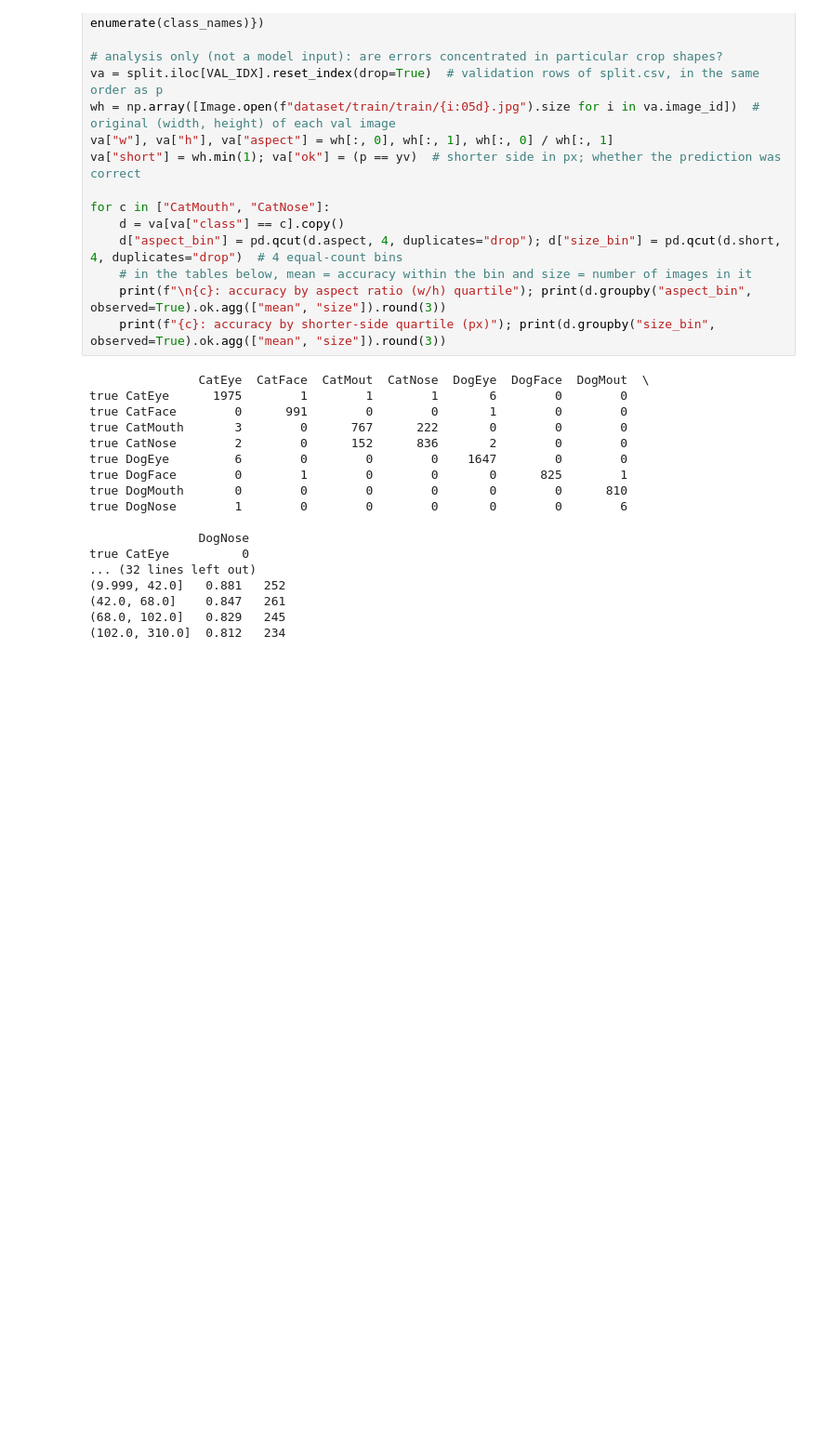
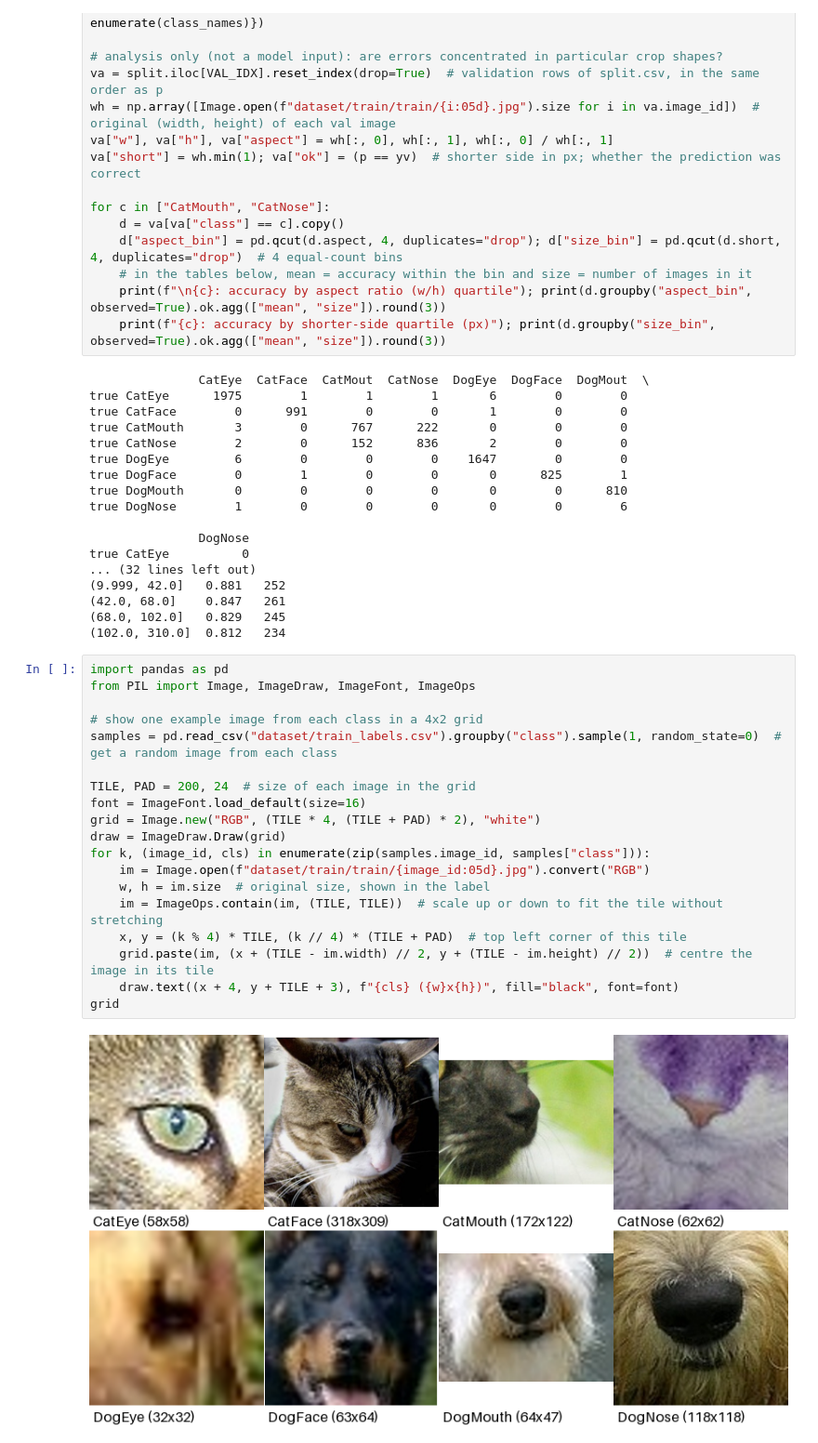
Before and after one commit to kaneviggers/kaggle-comp-2026, a Jupyter notebook: notebook.ipynb, the cells around one changed output. Shown at 93% size. Drawn from its saved outputs; the diff is of its cells as text; blank space fills up the shorter version.

Commit message:
Retrained to show training logs added cell for genereating image table

```diff
--- a/notebook.ipynb
+++ b/notebook.ipynb
@@ -547,3 +547,24 @@ true CatEye          0
 (42.0, 68.0]    0.847   261
 (68.0, 102.0]   0.829   245
 (102.0, 310.0]  0.812   234
+# %%
+import pandas as pd
+from PIL import Image, ImageDraw, ImageFont, ImageOps
+
+# show one example image from each class in a 4x2 grid
+samples = pd.read_csv("dataset/train_labels.csv").groupby("class").sample(1, random_state=0)  # get a random image from each class
+
+TILE, PAD = 200, 24  # size of each image in the grid
+font = ImageFont.load_default(size=16)
+grid = Image.new("RGB", (TILE * 4, (TILE + PAD) * 2), "white")
+draw = ImageDraw.Draw(grid)
+for k, (image_id, cls) in enumerate(zip(samples.image_id, samples["class"])):
+    im = Image.open(f"dataset/train/train/{image_id:05d}.jpg").convert("RGB")
+    w, h = im.size  # original size, shown in the label
+    im = ImageOps.contain(im, (TILE, TILE))  # scale up or down to fit the tile without stretching
+    x, y = (k % 4) * TILE, (k // 4) * (TILE + PAD)  # top left corner of this tile
+    grid.paste(im, (x + (TILE - im.width) // 2, y + (TILE - im.height) // 2))  # centre the image in its tile
+    draw.text((x + 4, y + TILE + 3), f"{cls} ({w}x{h})", fill="black", font=font)
+grid
+# %% [output]
+[figure, added]
```
Also changed, not shown: parts of 1 cell of this notebook.
